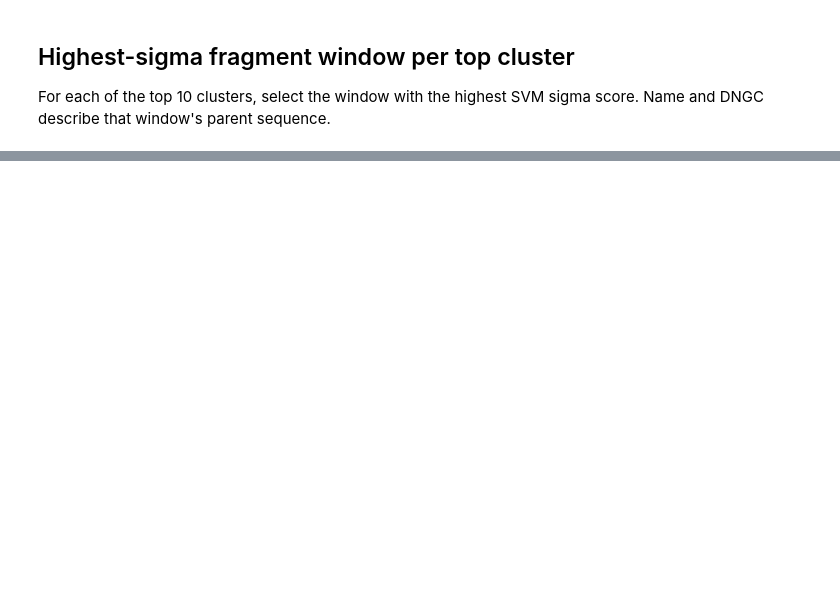
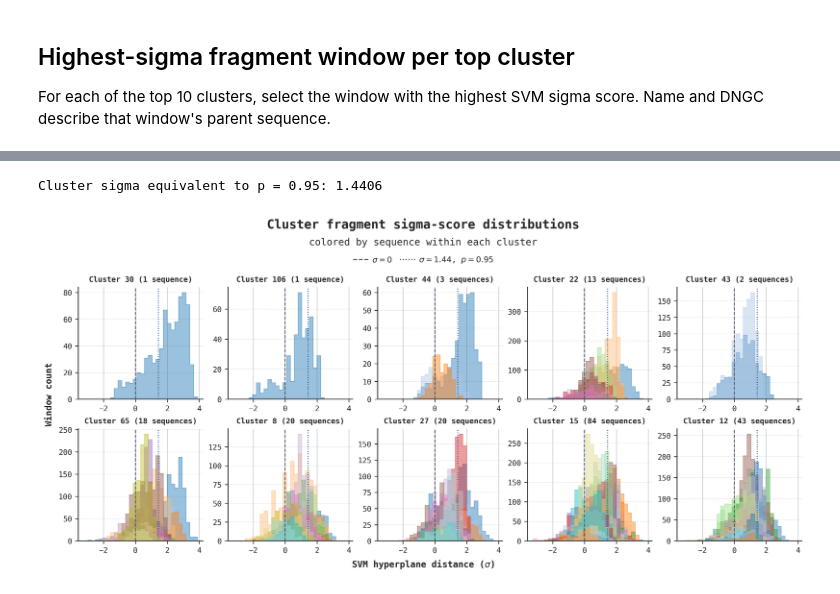
Before and after one commit to KYinXu/Peptide-Anti-microbial-Properties-Prediction, a Jupyter notebook: notebooks/skin_clusters/fragment_windows.ipynb, the cells around one changed output, grey strips where cells are left out. Saved outputs shown, nothing was run; the diff lists cells and outputs as text; code cells hidden in the pictures; blank space fills up the shorter version.

Commit message:
10/15 figures updated

```diff
--- a/notebooks/skin_clusters/fragment_windows.ipynb
+++ b/notebooks/skin_clusters/fragment_windows.ipynb
@@ -327,0 +863,75 @@ display(cluster_table_style)
+# %%
+cluster_column_count = 5
+cluster_row_count = int(np.ceil(len(TOP_CLUSTER_ORDER) / cluster_column_count))
+cluster_figure, cluster_axes = plt.subplots(
+    cluster_row_count,
+    cluster_column_count,
+    figsize=(12, 2.8 * cluster_row_count),
+    dpi=300,
+    sharex=True,
+    sharey=False,
+    constrained_layout=True,
+)
+
+cluster_finite_sigma = cluster_window_predictions["sigma"].dropna().to_numpy(dtype=float)
+cluster_bin_edges = np.linspace(cluster_finite_sigma.min(), cluster_finite_sigma.max(), 31)
+sequence_colormap = plt.colormaps["tab20"]
+cluster_sigma_at_p95 = sigma_for_probability(
+    cluster_window_predictions["sigma"].to_numpy(dtype=float),
+    cluster_window_predictions["p_amp"].to_numpy(dtype=float),
+    TARGET_P_AMP,
+)
+print(f"Cluster sigma equivalent to p = {TARGET_P_AMP:.2f}: {cluster_sigma_at_p95:.4f}")
+
+for cluster_id, axis in zip(TOP_CLUSTER_ORDER, cluster_axes.flat, strict=False):
+    cluster_group = cluster_window_predictions.loc[
+        cluster_window_predictions["cluster"] == cluster_id
+    ]
+    fragment_ids = (
+        cluster_group.groupby("fragment_id", sort=False)["sigma"]
+        .max()
+        .sort_values(ascending=False)
+        .index
+        .tolist()
+    )
+    style_distribution_axis(axis)
+    for fragment_index, fragment_id in enumerate(fragment_ids):
+        scores = (
+            cluster_group.loc[cluster_group["fragment_id"] == fragment_id, "sigma"]
+            .dropna()
+            .to_numpy(dtype=float)
+        )
+        color = sequence_colormap(fragment_index % sequence_colormap.N)
+        axis.hist(
+            scores,
+            bins=cluster_bin_edges,
+            histtype="stepfilled",
+            color=color,
+            alpha=0.45,
+            edgecolor=color,
+            linewidth=0.8,
+            zorder=2,
+        )
+    draw_reference_sigma_lines(axis, cluster_sigma_at_p95)
+    sequence_count = len(fragment_ids)
+    sequence_label = "sequence" if sequence_count == 1 else "sequences"
+    axis.set_title(
+        f"Cluster {int(cluster_id)} ({sequence_count} {sequence_label})",
+        fontsize=8.5,
+        fontweight="bold",
+        pad=6,
+    )
+
+for axis in cluster_axes.flat[len(TOP_CLUSTER_ORDER) :]:
+    axis.set_visible(False)
+
+decorate_distribution_figure(
+    cluster_figure,
+    cluster_sigma_at_p95,
+    "Cluster fragment sigma-score distributions",
+    subtitle="colored by sequence within each cluster",
+)
+plt.show()
+# %% [output]
+Cluster sigma equivalent to p = 0.95: 1.4406
+[figure, added]
```
Also changed, not shown: parts of 8 cells of this notebook, 2 other files.
